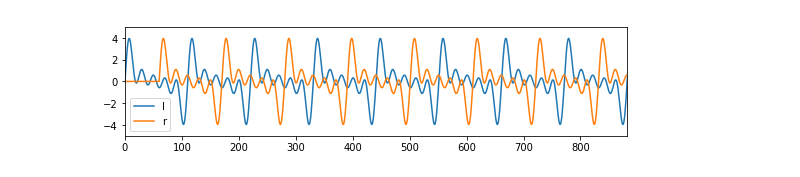
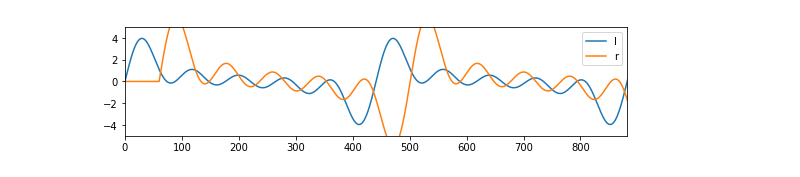
Before and after one commit to icushman/perception_demos, a Jupyter notebook: noise.ipynb, the cells around one changed output. Saved outputs shown, nothing was run; the diff lists cells and outputs as text; code cells hidden in the pictures.

```diff
--- a/noise.ipynb
+++ b/noise.ipynb
@@ -13,25 +35,23 @@ import ipywidgets as widgets
 # %%
+
+#First, we need to make a sound. The code below creates pure
+#and complex tones for us to listen to.
+
 class tonegen:
 
-
     def __init__(self, samplerate):
+        """Create an empty array"""
         self.fs = samplerate
-
-        f = 10000
-
         self.x = np.arange(self.fs)
-
-
-        self.dur = np.shape(self.x)[0]
-
-        self.y = [ 0 for i in range(self.dur)]
+        self.duration = np.shape(self.x)[0]
+        self.y = [ 0 for i in range(self.duration)]
 
     def addfreq(self,f):
-        addy = [ np.sin(2*np.pi*f* (i/self.fs)) for i in range(self.dur)]
+        addy = [ np.sin(2*np.pi*f* (i/self.fs)) for i in range(self.duration)]
         self.y = np.add(self.y, addy)
 
     def subfreq(self,f):
-        addy = [ np.sin(2*np.pi*f* (i/self.fs)) for i in range(self.dur)]
+        addy = [ np.sin(2*np.pi*f* (i/self.fs)) for i in range(self.duration)]
         self.y = np.subtract(self.y, addy)
 
     def get(self):
@@ -55,36 +75,36 @@ class tonegen:
 tone = tonegen(44100)
 #tone.compose([4,100,400])
 
 
-tone.build(f0=400, steps=5)
+tone.build(f0=100, steps=5)
 
 
 # tone.addfreq(400)
 # tone.addfreq(500)
 # tone.addfreq(600)
 
 
 x,y = tone.get()
 
 
 tonepic = pd.DataFrame()
 
 def rightearcues(delay=0,volume=1):
     tonepic['r'] = tonepic['r'].shift(delay).fillna(0)
     tonepic['r'] = tonepic['r']*volume
 
 tonepic['l'] = y
 tonepic['r'] = y
 
 
-rightearcues(delay=60, volume=1)
+rightearcues(delay=60, volume=1.5)
 
 
 tonepic.plot(xlim=(0,44100/50), ylim=(-5,5), figsize=(9,2));
 IPython.display.Audio(data=[tonepic['l'],tonepic['r']], rate=tone.getrate(), autoplay=True)
 # %% [output]
 [interactive output not drawn]
-[figure, old version]
+[figure, new version]
 # %%
 tone.addfreq(400)
 tone.addfreq(500)
```
Also changed, not shown: parts of 3 cells of this notebook.
